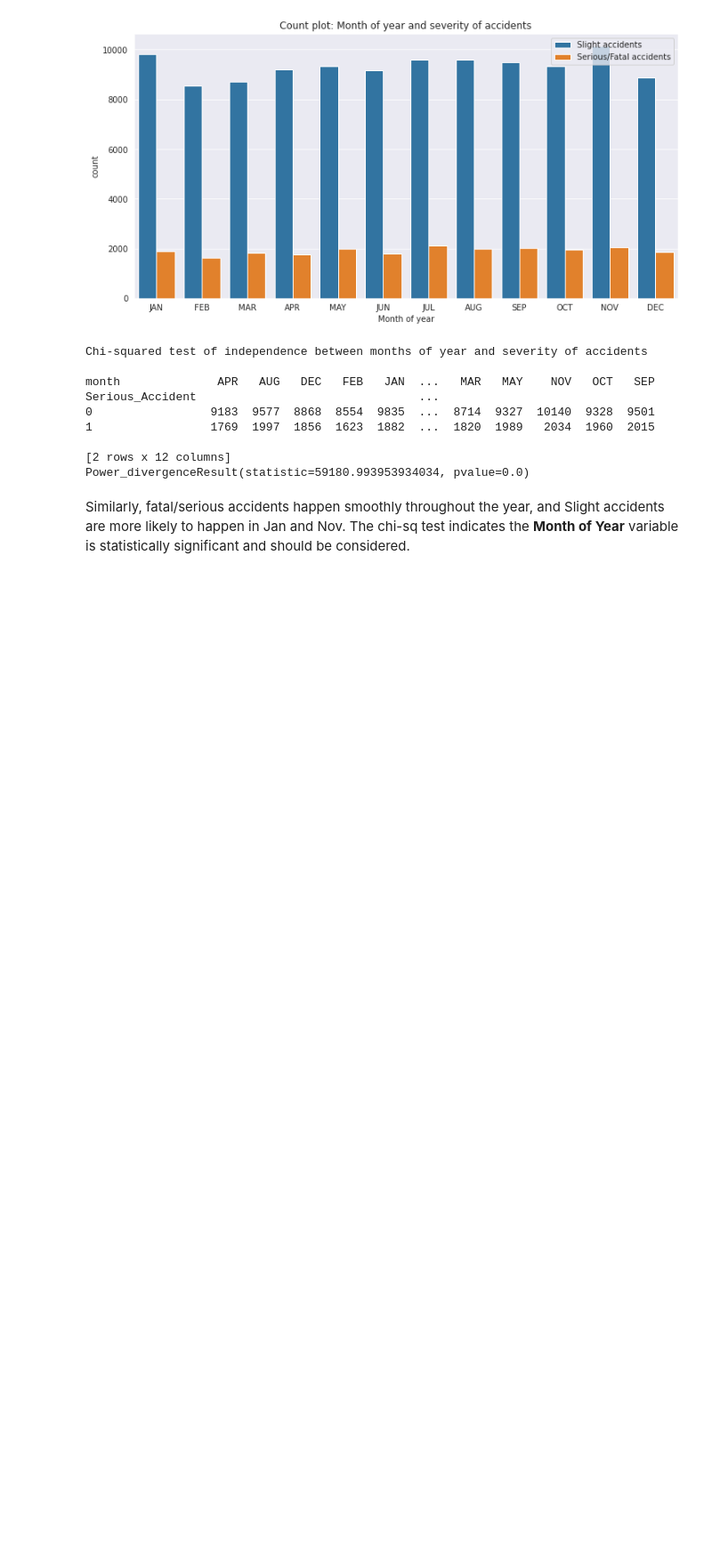
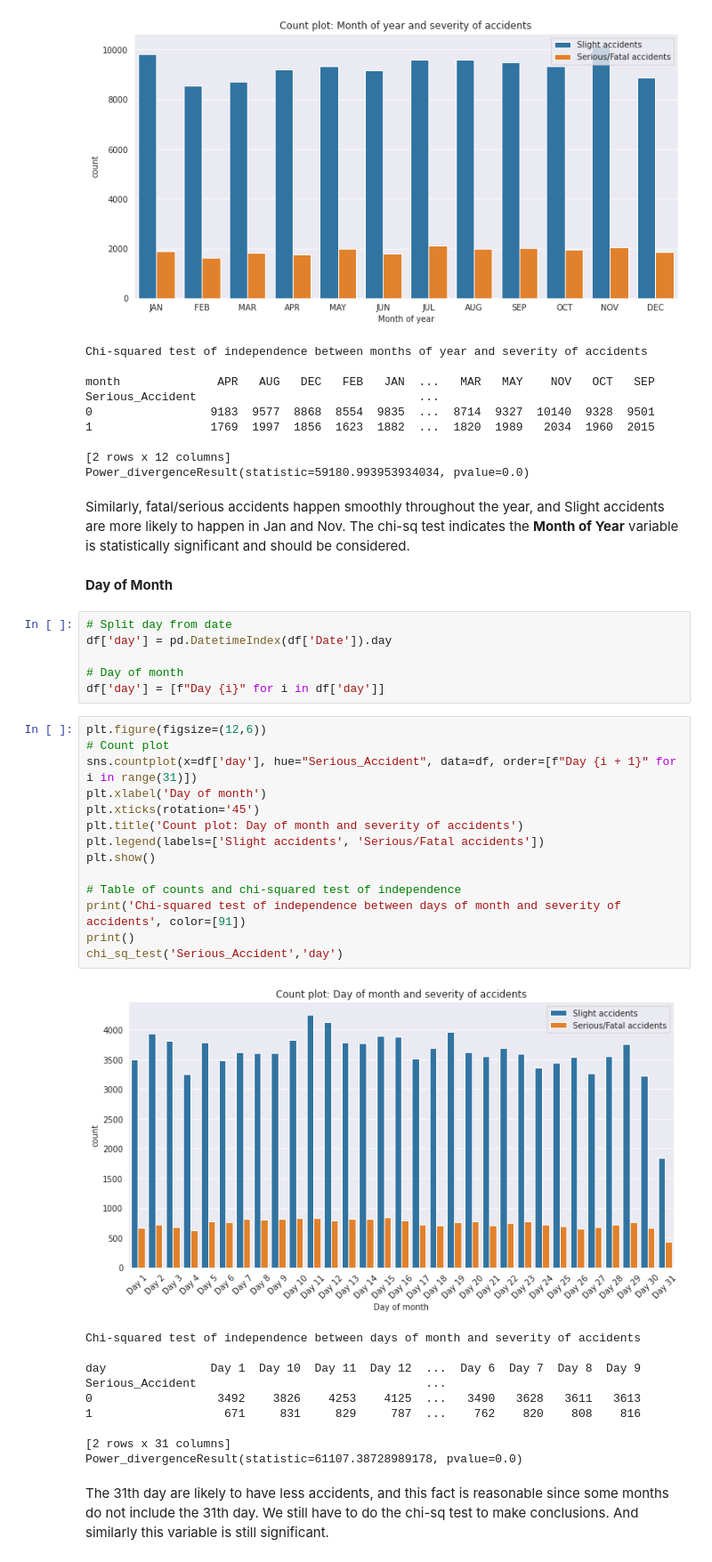
Before and after one commit to brian-pan/road-safety-machine-learning-report, a Jupyter notebook: machine_learning_python_project_one.ipynb, the cells around one changed output. Shown at 89% size. Cells and saved outputs as stored; diff of their text form; blank space fills up the shorter version.

```diff
--- a/machine_learning_python_project_one.ipynb
+++ b/machine_learning_python_project_one.ipynb
@@ -441,3 +441,38 @@ Serious_Accident                                ...
 Power_divergenceResult(statistic=59180.993953934034, pvalue=0.0)
 # %% [markdown]
 Similarly, fatal/serious accidents happen smoothly throughout the year, and Slight accidents are more likely to happen in Jan and Nov. The chi-sq test indicates the **Month of Year** variable is statistically significant and should be considered.
+# %% [markdown]
+**Day of Month**
+# %%
+# Split day from date
+df['day'] = pd.DatetimeIndex(df['Date']).day
+
+# Day of month
+df['day'] = [f"Day {i}" for i in df['day']]
+# %%
+plt.figure(figsize=(12,6))
+# Count plot
+sns.countplot(x=df['day'], hue="Serious_Accident", data=df, order=[f"Day {i + 1}" for i in range(31)])
+plt.xlabel('Day of month')
+plt.xticks(rotation='45')
+plt.title('Count plot: Day of month and severity of accidents')
+plt.legend(labels=['Slight accidents', 'Serious/Fatal accidents'])
+plt.show()
+
+# Table of counts and chi-squared test of independence
+print('Chi-squared test of independence between days of month and severity of accidents', color=[91])
+print()
+chi_sq_test('Serious_Accident','day')
+# %% [output]
+[figure, added]
+Chi-squared test of independence between days of month and severity of accidents
+
+day               Day 1  Day 10  Day 11  Day 12  ...  Day 6  Day 7  Day 8  Day 9
+Serious_Accident                                 ...
+0                  3492    3826    4253    4125  ...   3490   3628   3611   3613
+1                   671     831     829     787  ...    762    820    808    816
+
+[2 rows x 31 columns]
+Power_divergenceResult(statistic=61107.38728989178, pvalue=0.0)
+# %% [markdown]
+The 31th day are likely to have less accidents, and this fact is reasonable since some months do not include the 31th day. We still have to do the chi-sq test to make conclusions. And similarly this variable is still significant.
```
Also changed, not shown: parts of 14 cells of this notebook.
